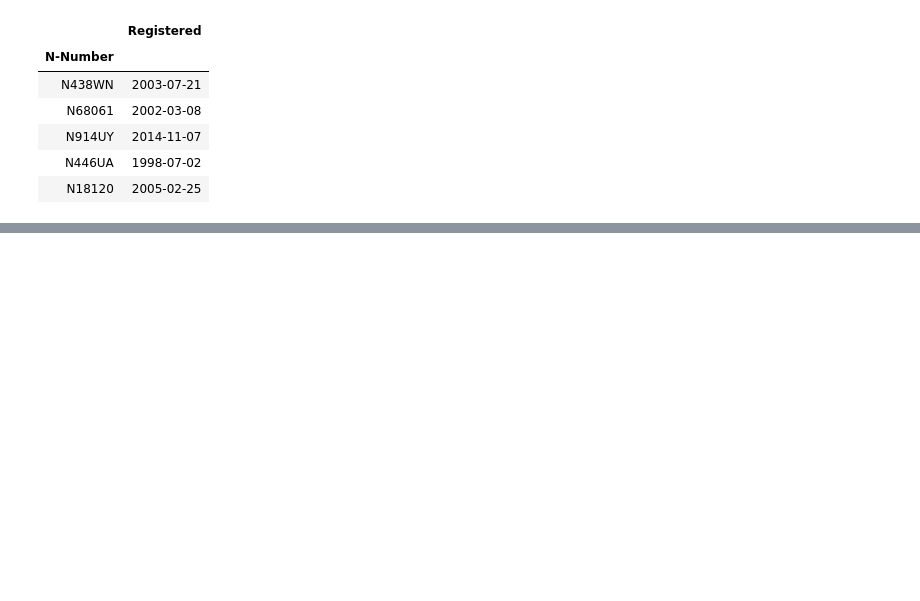
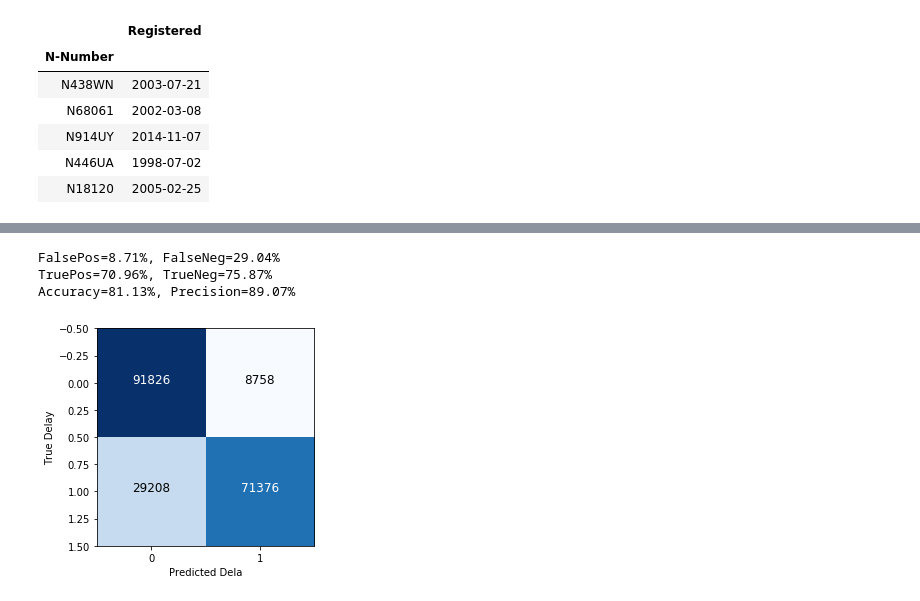
Before and after one commit to khairulomar/Flight_Delays, a Jupyter notebook: first_view.ipynb, the cells around one changed output, grey strips where cells are left out. Saved outputs shown, nothing was run; the diff lists cells and outputs as text; code cells hidden in the pictures; blank space fills up the shorter version.

```diff
--- a/first_view.ipynb
+++ b/first_view.ipynb
@@ -188,0 +340,46 @@ X = df.drop('DELAY', axis=1)
+# %%
+# Automate Confusion Matrix
+
+# Save result of each confusion matrix to be compared between different models later
+def cf_measures(y, y_pred):
+    cf_matrix = confusion_matrix(y, y_pred)
+    TN, FP, FN, TP = cf_matrix[0][0], cf_matrix[0][1], cf_matrix[1][0], cf_matrix[1][1]
+    TPR = round(TP/(TP+FN),5) # Power
+    FPR = round(FP/(FP+TN),5) # Alpha
+    FNR = round(FN/(FN+TP),5) # Beta
+    TNR = round(TN/(TN+FN),5)
+    Acc = round((TP+TN)/np.sum(cf_matrix),5)
+    Pre = round(TP/(TP+FP),5)
+    return TPR, FPR, FNR, TNR, Acc, Pre
+
+# Plot confusion matrix and display summary
+def cf_matrix(y, y_pred):
+    cf_matrix = confusion_matrix(y, y_pred)
+    plt.imshow(cf_matrix,  cmap=plt.cm.Blues)
+    thresh = cf_matrix.max() / 2.
+    for i, j in itertools.product(range(cf_matrix.shape[0]), range(cf_matrix.shape[1])):
+            plt.text(j, i, cf_matrix[i, j],
+                     horizontalalignment='center', fontsize=12,
+                     color='white' if cf_matrix[i, j] > thresh else 'black')
+    plt.ylabel('True Delay')
+    plt.xlabel('Predicted Dela')
+    plt.xticks([0,1])
+
+    TPR, FPR, FNR, TNR, Acc, Pre = cf_measures(y, y_pred)
+    print(f'FalsePos={round(FPR*100,2)}%, FalseNeg={round(FNR*100,2)}%')
+    print(f'TruePos={round(TPR*100,2)}%, TrueNeg={round(TNR*100,2)}%')
+    print(f'Accuracy={round(Acc*100,2)}%, Precision={round(Pre*100,2)}%')
+# %%
+# Baseline: Logistic regression
+
+baseline = Pipeline([('ssc', StandardScaler()),
+                    ('logreg', LogisticRegression())])
+baseline.fit(X_train, y_train)
+y_pred_train = baseline.predict(X_train)
+baseline_measures = cf_measures(y_train, y_pred_train)
+cf_matrix(y_train, y_pred_train)
+# %% [output]
+FalsePos=8.71%, FalseNeg=29.04%
+TruePos=70.96%, TrueNeg=75.87%
+Accuracy=81.13%, Precision=89.07%
+[figure, added]
```
Also changed, not shown: parts of 27 cells of this notebook.
